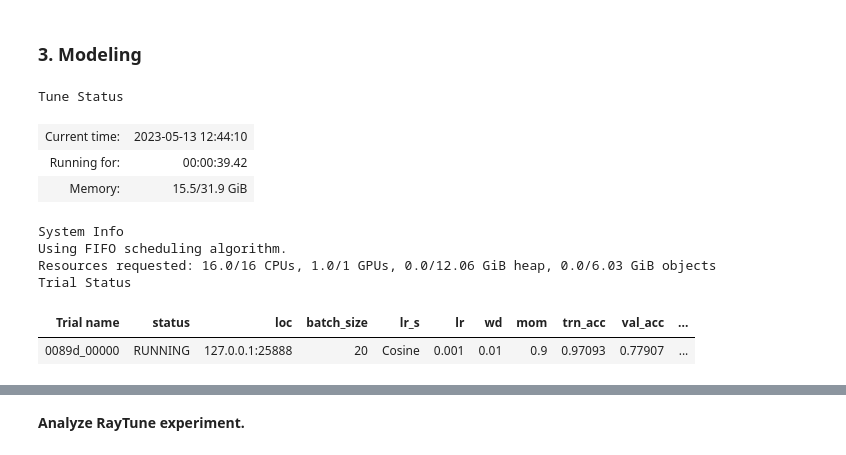
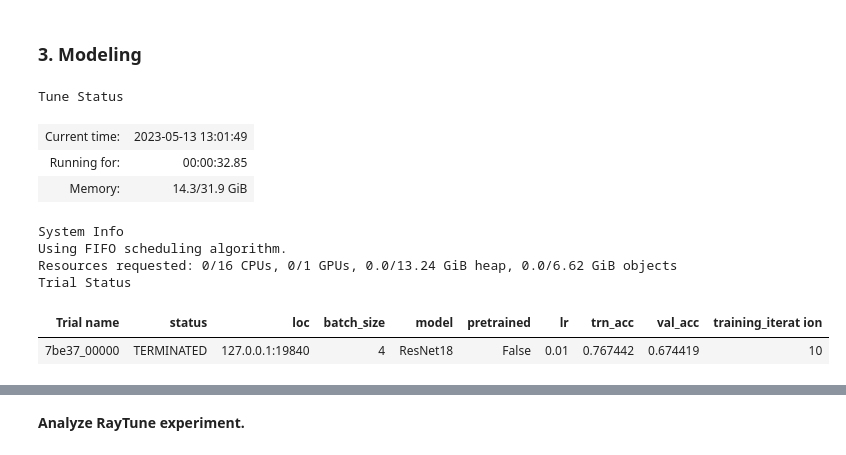
Before and after one commit to adel-R/QB-AI-for-Good, a Jupyter notebook: 1_Modeling.ipynb, the cells around one changed output, grey strips where cells are left out. Cells and saved outputs as stored; diff of their text form; code cells hidden in the pictures.

```diff
--- a/1_Modeling.ipynb
+++ b/1_Modeling.ipynb
@@ -138,6 +144,7 @@ config = {
     "batch_size": tune.grid_search([4, 8, 16]),
     "dir": os.path.normpath(os.getcwd()).replace("\\", "/"),
     "verbose": False,
+    "save": False,
 
     # model
     "model": tune.grid_search(["ResNet18", "ResNet34"]),
@@ -147,7 +154,7 @@ config = {
     "lr_s": "Cosine", # StepLR decreases learning rate every 10 epochs by factor of 10
 
     # optimizer
-    "lr":   tune.grid_search([1e-2, 5e-3, 1e-3])
+    "lr":   tune.grid_search([1e-2, 5e-3, 1e-3]),
     "wd":   1e-2,
     "mom":  0.9,
 
@@ -157,21 +164,21 @@ config = {
 # %%
 # how many trials to run (if grid_search utilized, it will run this number per grid_search value)
 num_samples = 1
 
 # run experiment
 result_grid = modeling.run_ray_experiment(
     modeling.ray_trainable, config, ray_path, num_samples,
     metric_columns = ["trn_acc", "val_acc", "training_iteration"],
-    parameter_columns = ["batch_size", "lr_s", "lr", "wd", "mom"]
+    parameter_columns = ["batch_size", "model", "pretrained", "lr"]
 )
 # %% [output]
 Tune Status
-| Current time: | 2023-05-13 12:44:10 |
-| Running for: | 00:00:39.42 |
-| Memory: | 15.5/31.9 GiB |
+| Current time: | 2023-05-13 13:01:49 |
+| Running for: | 00:00:32.85 |
+| Memory: | 14.3/31.9 GiB |
 System Info
 Using FIFO scheduling algorithm.
-Resources requested: 16.0/16 CPUs, 1.0/1 GPUs, 0.0/12.06 GiB heap, 0.0/6.03 GiB objects
+Resources requested: 0/16 CPUs, 0/1 GPUs, 0.0/13.24 GiB heap, 0.0/6.62 GiB objects
 Trial Status
-| Trial name | status | loc | batch_size | lr_s | lr | wd | mom | trn_acc | val_acc | ... |
-| 0089d_00000 | RUNNING | 127.0.0.1:25888 | 20 | Cosine | 0.001 | 0.01 | 0.9 | 0.97093 | 0.77907 | ... |
+| Trial name | status | loc | batch_size | model | pretrained | lr | trn_acc | val_acc | training_iterat ion |
+| 7be37_00000 | TERMINATED | 127.0.0.1:19840 | 4 | ResNet18 | False | 0.01 | 0.767442 | 0.674419 | 10 |
```
Also changed, not shown: parts of 10 cells of this notebook, 48 other files.
